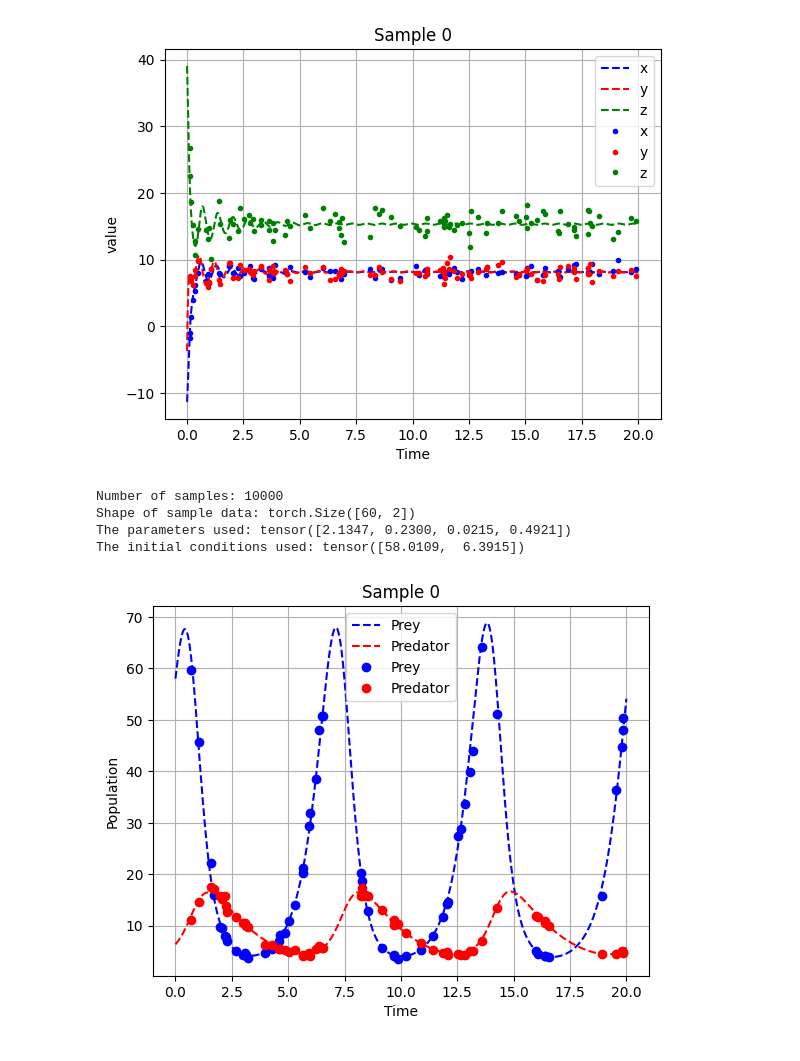
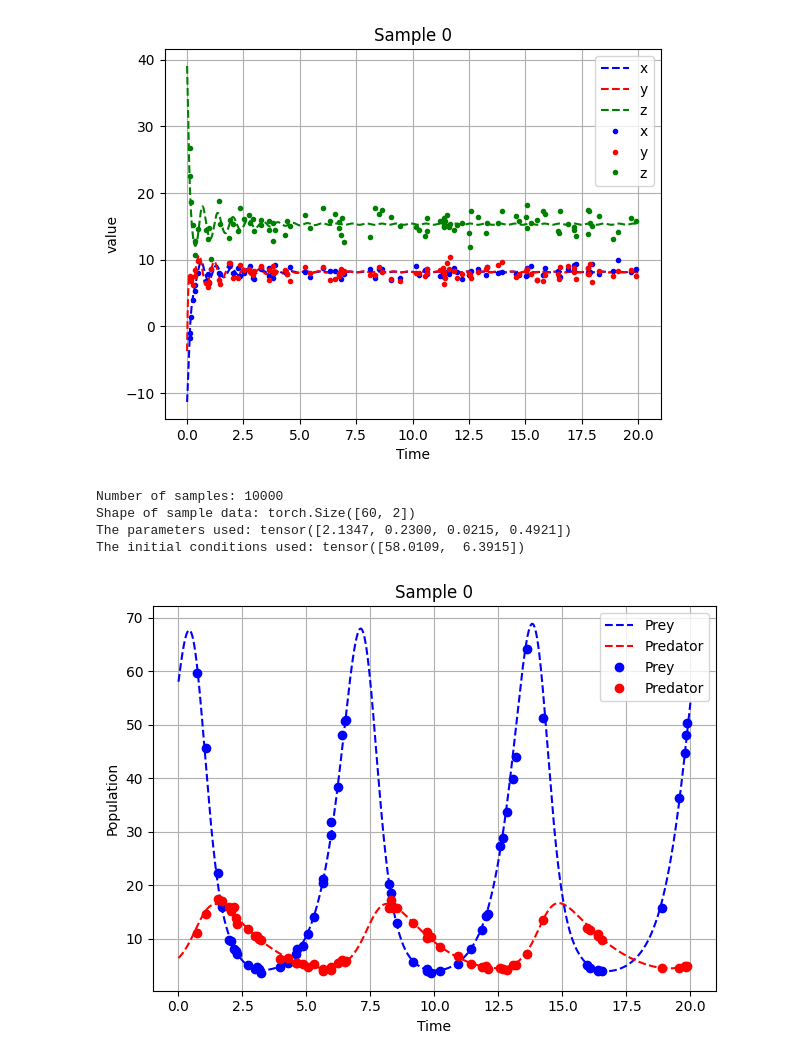
Before and after one commit to Arya-Honarpisheh/DiffSysId, a Jupyter notebook: check.ipynb, the cells around one changed output. Drawn from its saved outputs; the diff is of its cells as text; code cells hidden in the pictures.

```diff
--- a/check.ipynb
+++ b/check.ipynb
@@ -65,35 +65,36 @@ The initial conditions used: tensor([-11.3637,  -3.7336,  39.0411])
 # dataset = torch.load("/home/arya/DiffSysId/data/LotkaVolterra_S_10000_T_20.0_dt_0.001_seq_len_60_seed_0/dataset.pt", weights_only=False)
 # train_loader , valid_loader, test_loader = get_dataloader(dataset, seed=0, nfold=0, batch_size=32)
 
 # Get a sample from the train dataset
 batch = next(iter(train_loader))  # Preload the first batch to ensure the dataset is ready
 sample = {k: v[0] for k, v in batch.items()}
 
 # print the number of samples and the shape of the data
 print(f"Number of samples: {len(dataset)}")
 print(f"Shape of sample data: {sample['x'].shape}")
 print(f"The parameters used: {sample['parameters']}")
 print(f"The initial conditions used: {sample['x_init']}")
 
 t_real, x1_real, x2_real = LVModel(sample['x_init'], total_time, dt, sample['parameters'])
 
 # Visualize one sample
 plt.plot(t_real, x1_real, label="Prey", linestyle='--', color='blue')
 plt.plot(t_real, x2_real, label="Predator", linestyle='--', color='red')
 plt.plot(sample['time'], sample['x'][:, 0], label="Prey", marker='o', linestyle='None', color='blue')
 plt.plot(sample['time'], sample['x'][:, 1], label="Predator", marker='o', linestyle='None', color='red')
 plt.title("Sample 0")
 plt.xlabel("Time")
 plt.ylabel("Population")
 plt.legend()
 plt.grid(True)
-plt.show()
+plt.tight_layout()
+plt.savefig(f"68712590b501eca7049e50dd/sample_data.pdf", dpi=300, bbox_inches='tight')
 # %% [output]
 Number of samples: 10000
 Shape of sample data: torch.Size([60, 2])
 The parameters used: tensor([2.1347, 0.2300, 0.0215, 0.4921])
 The initial conditions used: tensor([58.0109,  6.3915])
-[figure, old version]
+[figure, new version]
 # %%
 # check a model
 modelfolder = "LotkaVolterra_fold0_20250627_203624"
```
Also changed, not shown: parts of 1 cell of this notebook, 1 other file.
